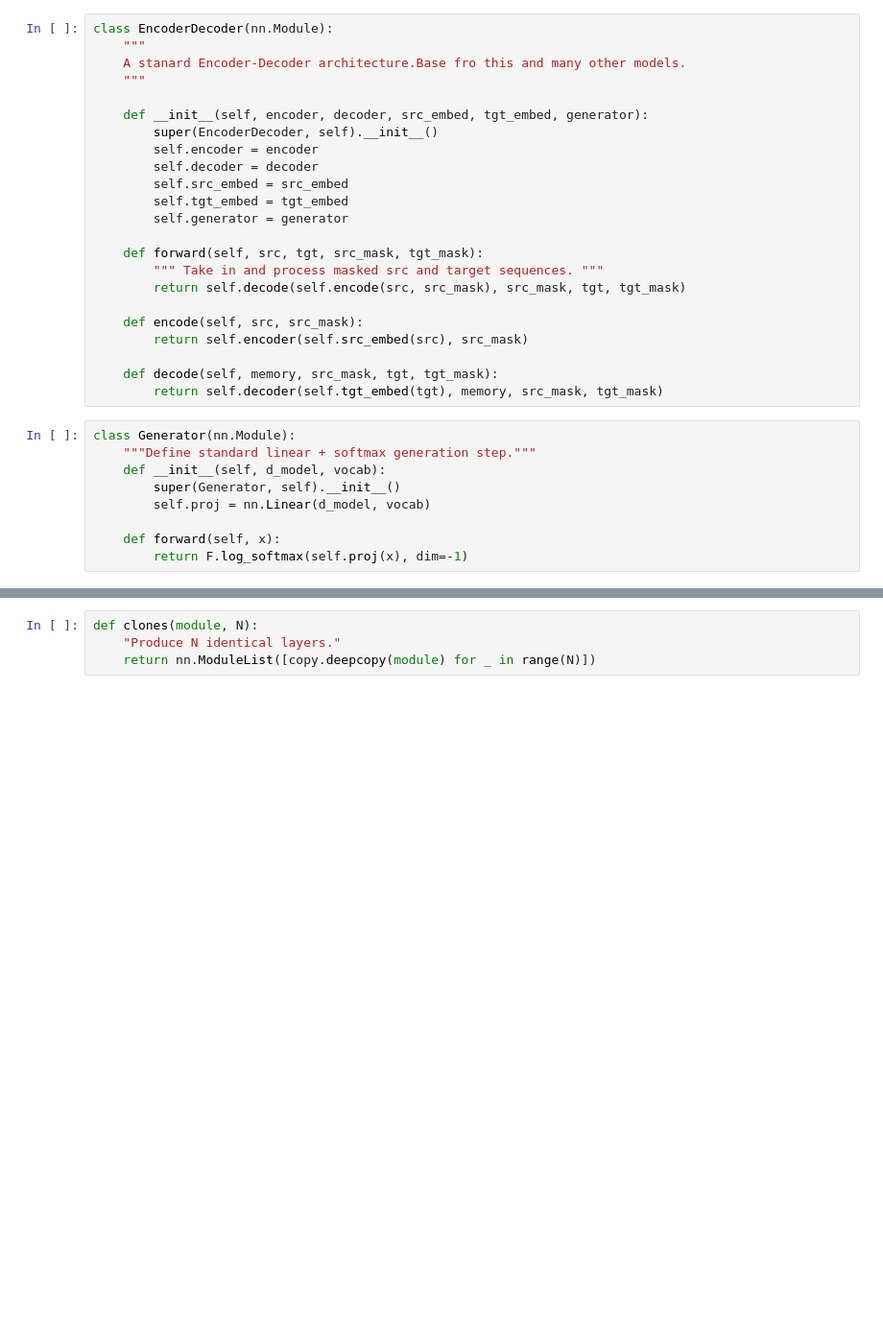
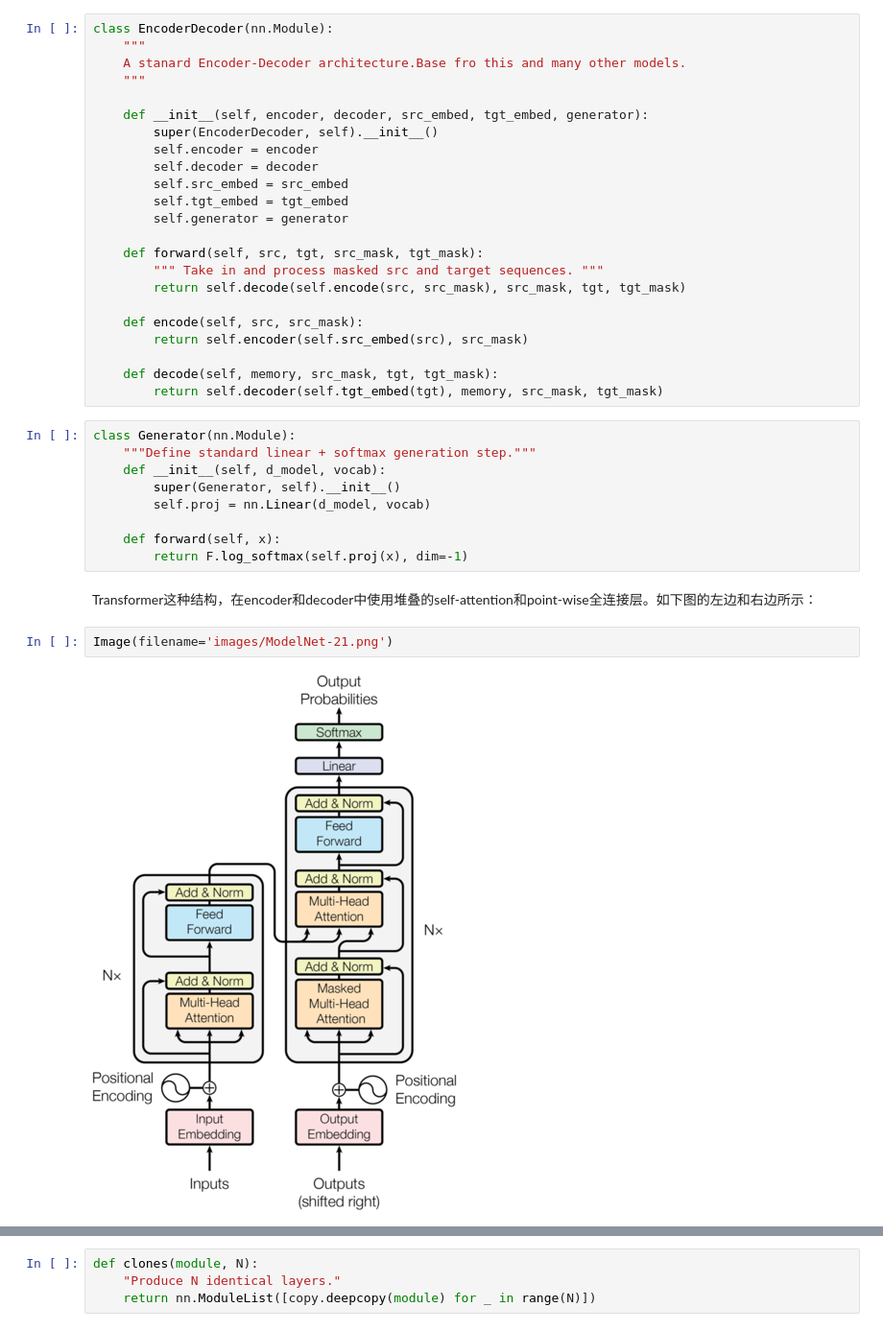
Before and after one commit to wen-fei/100-papers-recodes-plan, a Jupyter notebook: nlp/attention/The Annotated Transformer.ipynb, the cells around one changed output, grey strips where cells are left out. Shown at 96% size. Cells and saved outputs as stored; diff of their text form; blank space fills up the shorter version.

Commit message:
images

```diff
--- a/nlp/attention/The Annotated Transformer.ipynb
+++ b/nlp/attention/The Annotated Transformer.ipynb
@@ -41,3 +44,9 @@ class Generator(nn.Module):
 
     def forward(self, x):
         return F.log_softmax(self.proj(x), dim=-1)
+# %% [markdown]
+Transformer这种结构，在encoder和decoder中使用堆叠的self-attention和point-wise全连接层。如下图的左边和右边所示：
+# %%
+Image(filename='images/ModelNet-21.png')
+# %% [output]
+[figure, added]
```
Also changed, not shown: parts of 38 cells of this notebook, 2 other files.
